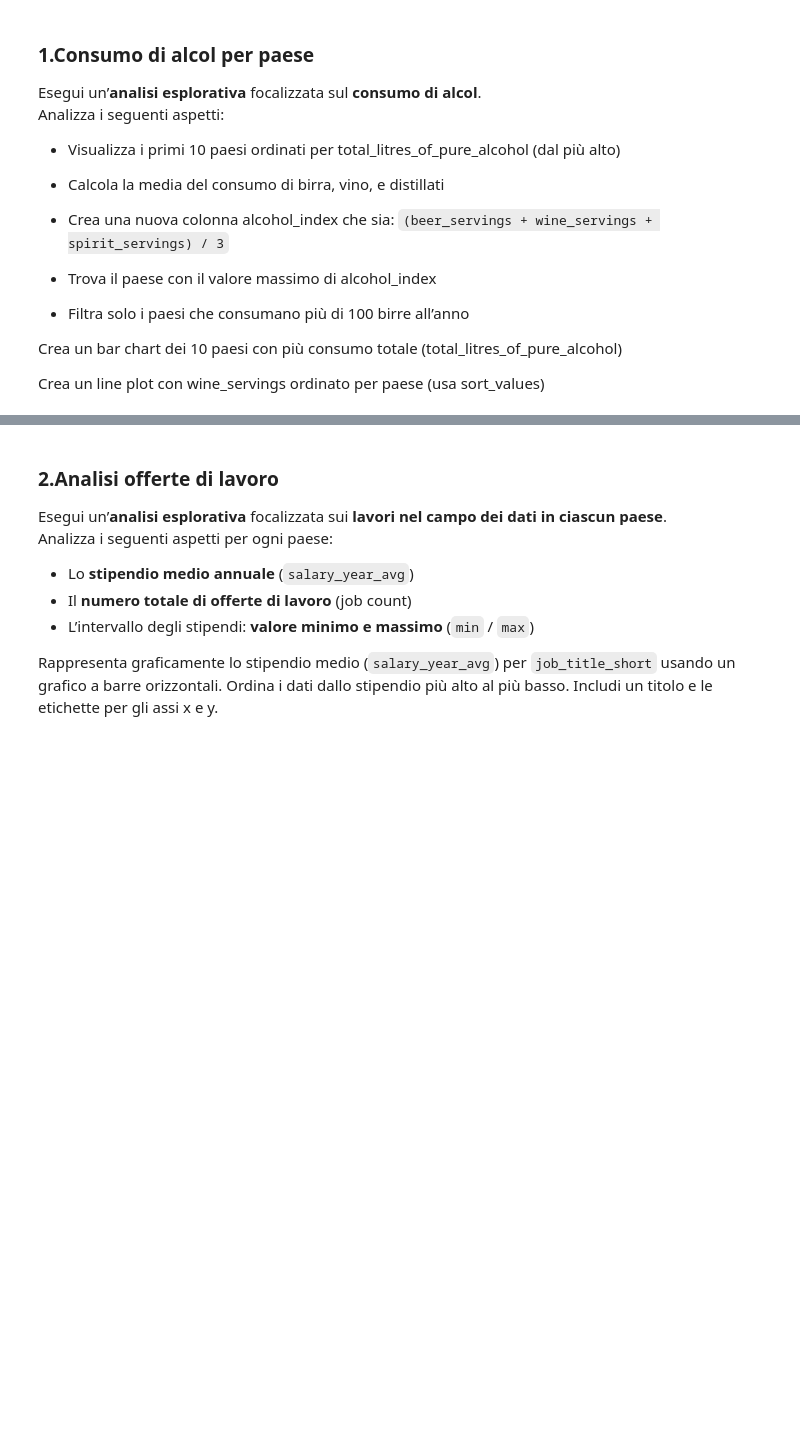
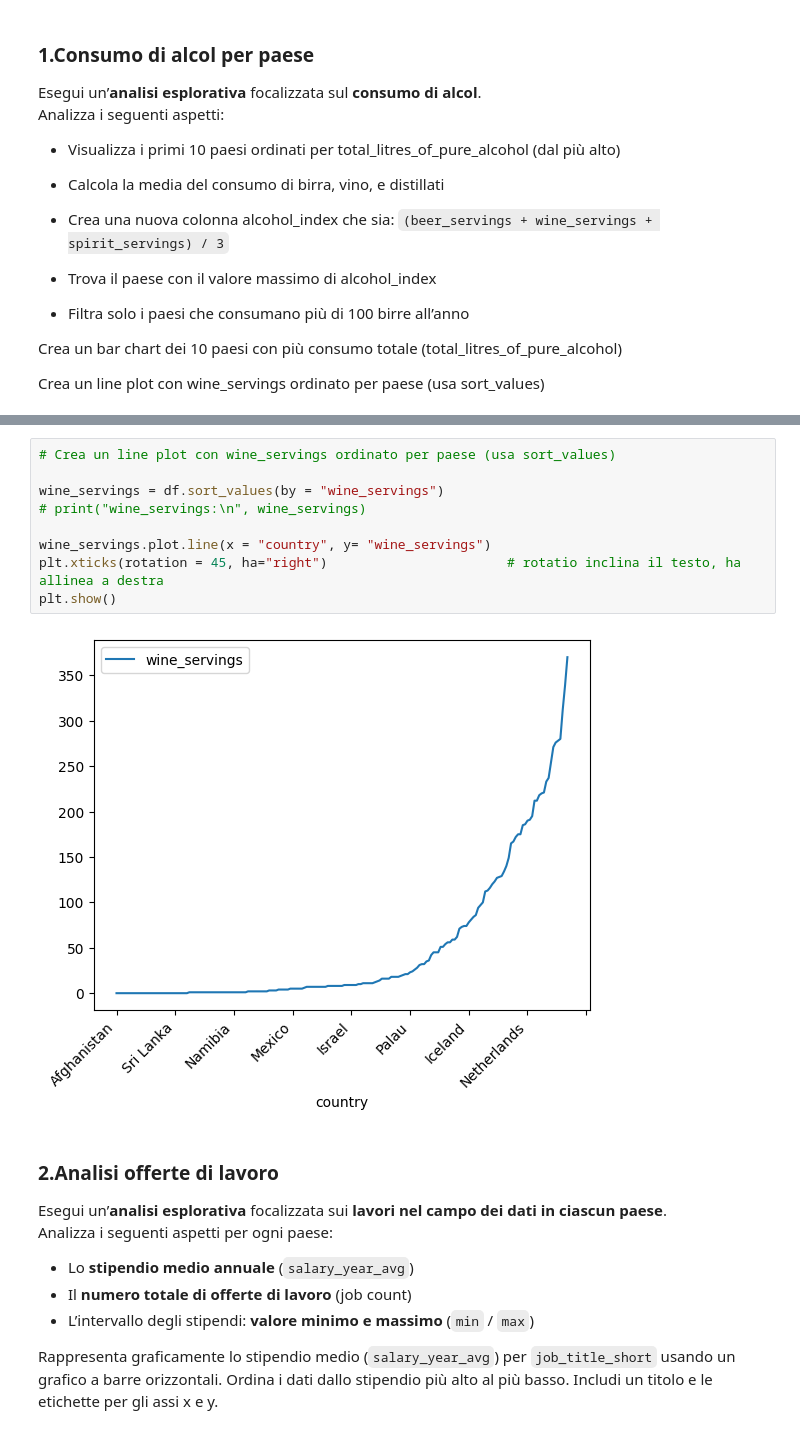
Before and after one commit to SofiaOlivo/LabProg, a Jupyter notebook: 3.5_Esercizi_lez_3.ipynb, the cells around one changed output, grey strips where cells are left out. Drawn from its saved outputs; the diff is of its cells as text; blank space fills up the shorter version.

```diff
--- a/3.5_Esercizi_lez_3.ipynb
+++ b/3.5_Esercizi_lez_3.ipynb
@@ -94,3 +177,14 @@ Length: 193, dtype: float64
+# %%
+# Crea un line plot con wine_servings ordinato per paese (usa sort_values)
+
+wine_servings = df.sort_values(by = "wine_servings")
+# print("wine_servings:\n", wine_servings)
+
+wine_servings.plot.line(x = "country", y= "wine_servings")
+plt.xticks(rotation = 45, ha="right")                       # rotatio inclina il testo, ha allinea a destra
+plt.show()
+# %% [output]
+[figure, added]
 # %% [markdown]
 ### **2.Analisi offerte di lavoro**
 
```
Also changed, not shown: parts of 16 cells of this notebook, 5 other files.
